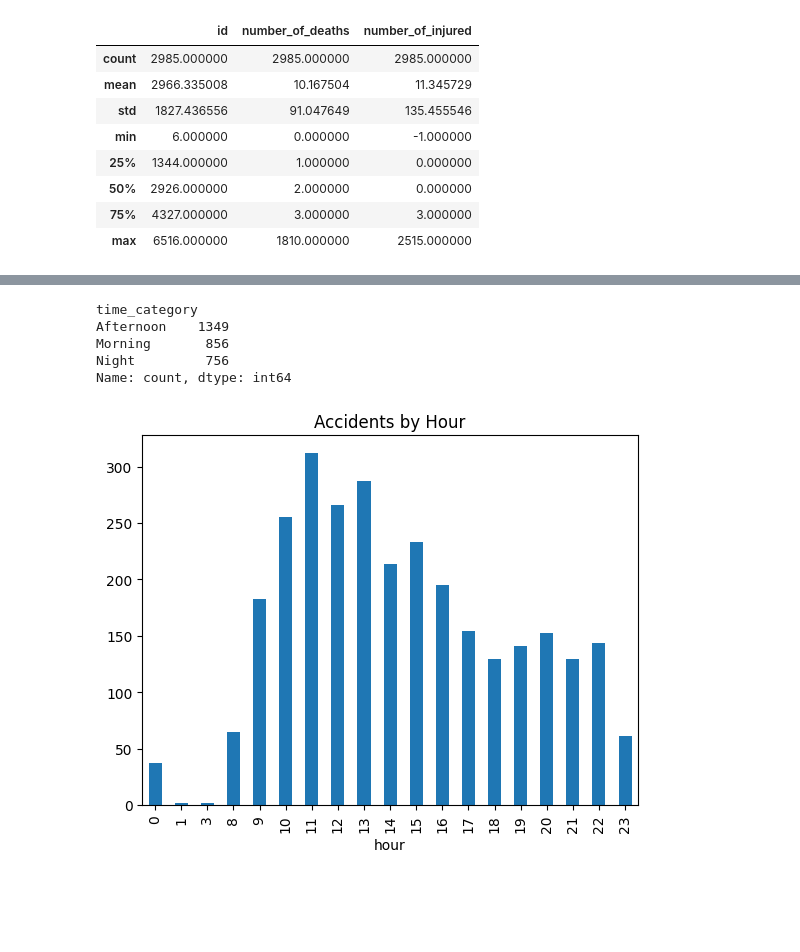
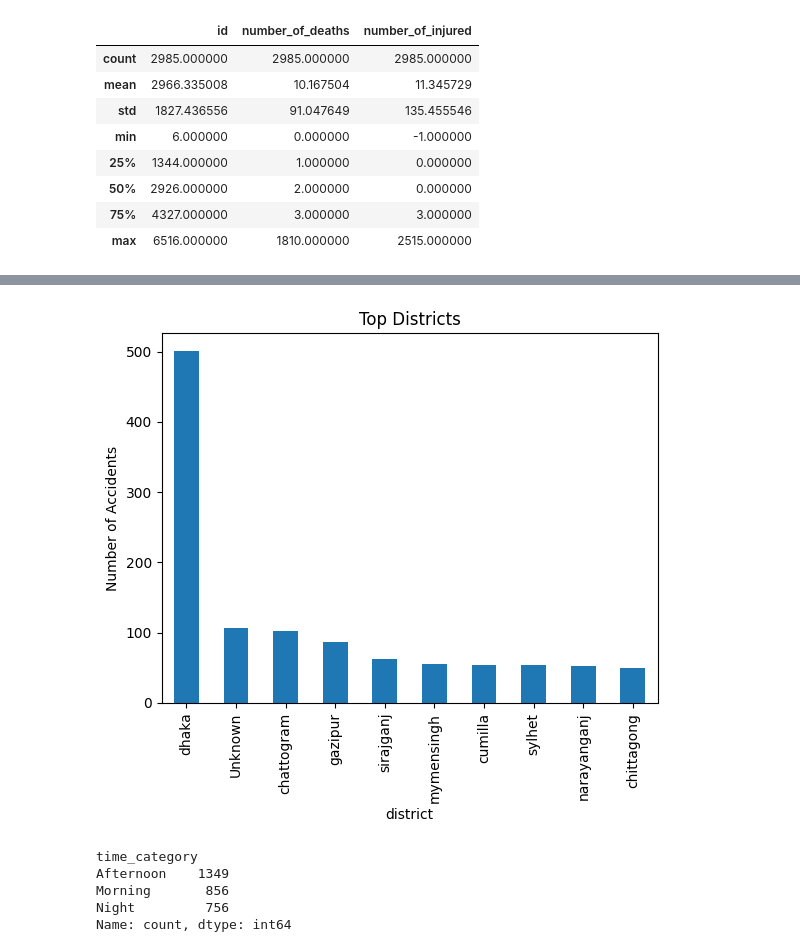
Before and after one commit to kamrulhasan702/road-accident-analysis, a Jupyter notebook: analysis.ipynb, the cells around one changed output, grey strips where cells are left out. Drawn from its saved outputs; the diff is of its cells as text; code cells hidden in the pictures; blank space fills up the shorter version.

```diff
--- a/analysis.ipynb
+++ b/analysis.ipynb
@@ -107,3 +114,10 @@ df[["date", "hour", "day", "time_category"]].head()
+# %%
+df["district"].value_counts().head(10).plot(kind="bar")
+plt.title("Top Districts")
+plt.ylabel("Number of Accidents")
+plt.show()
+# %% [output]
+[figure, added]
 # %%
 df["hour"].value_counts().sort_index()
 df["district"].value_counts().head(10)
@@ -115,9 +129,3 @@ Afternoon    1349
 Morning       856
 Night         756
 Name: count, dtype: int64
-# %%
-df["hour"].value_counts().sort_index().plot(kind="bar")
-plt.title("Accidents by Hour")
-plt.show()
-# %% [output]
-[figure, removed]
```
Also changed, not shown: parts of 18 cells of this notebook.
